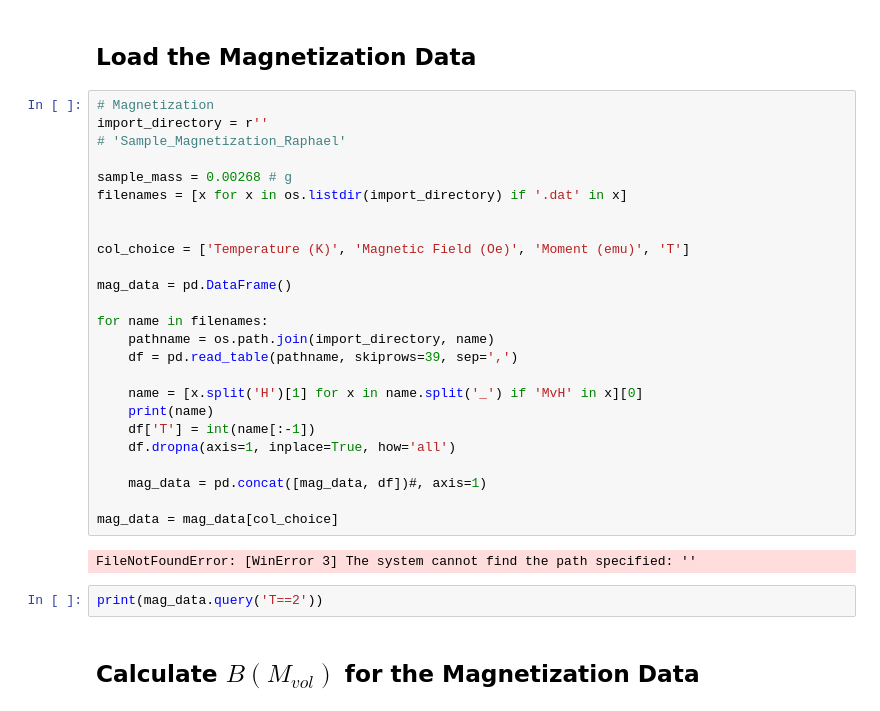
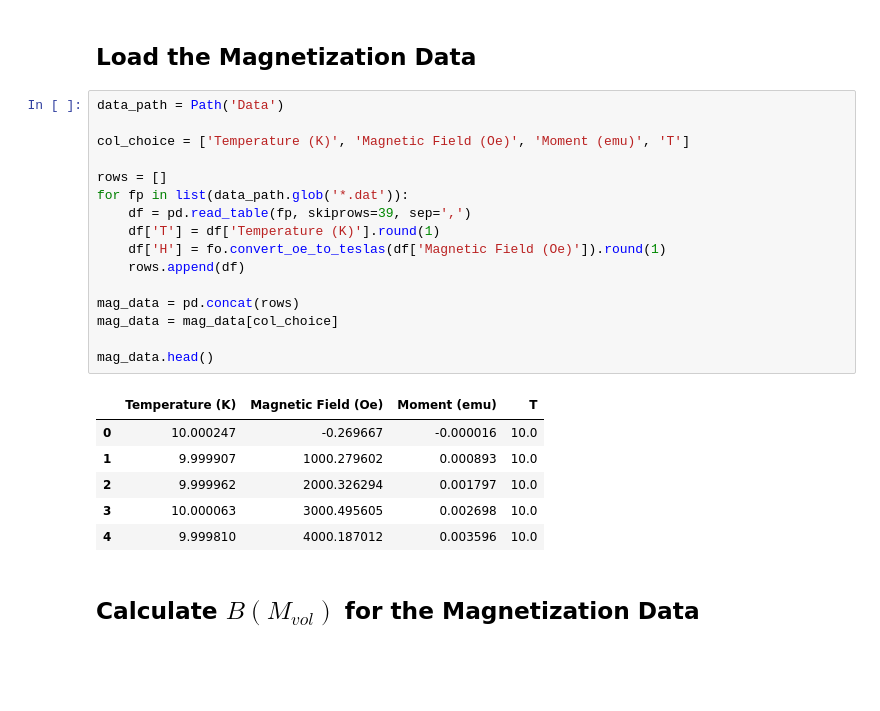
Before and after one commit to BaconBaconBacon/Data-Science-Portfolio, a Jupyter notebook: Python/MSc Data Analyses/Magnetization Extrapolation/Demag Amplitudes and AMRO Comparison.ipynb, the cells around one changed output. Cells and saved outputs as stored; diff of their text form; blank space fills up the shorter version.

Commit message:
Sorting out the magnetization analysis code into something more organized. Realized I needed some data from the AMRO, which required some coding.

```diff
--- a/Python/MSc Data Analyses/Magnetization Extrapolation/Demag Amplitudes and AMRO Comparison.ipynb
+++ b/Python/MSc Data Analyses/Magnetization Extrapolation/Demag Amplitudes and AMRO Comparison.ipynb
@@ -116,33 +44,27 @@ Since the Brazil data was unable to reach 9T, we will also fit a Brillouin funct
 # %% [markdown]
 ## Load the Magnetization Data
 # %%
-# Magnetization
-import_directory = r''
-# 'Sample_Magnetization_Raphael'
-
-sample_mass = 0.00268 # g
-filenames = [x for x in os.listdir(import_directory) if '.dat' in x]
-
+data_path = Path('Data')
 
 col_choice = ['Temperature (K)', 'Magnetic Field (Oe)', 'Moment (emu)', 'T']
 
-mag_data = pd.DataFrame()
+rows = []
+for fp in list(data_path.glob('*.dat')):
+    df = pd.read_table(fp, skiprows=39, sep=',')
+    df['T'] = df['Temperature (K)'].round(1)
+    df['H'] = fo.convert_oe_to_teslas(df['Magnetic Field (Oe)']).round(1)
+    rows.append(df)
 
-for name in filenames:
-    pathname = os.path.join(import_directory, name)
-    df = pd.read_table(pathname, skiprows=39, sep=',')
+mag_data = pd.concat(rows)
+mag_data = mag_data[col_choice]
 
-    name = [x.split('H')[1] for x in name.split('_') if 'MvH' in x][0]
-    print(name)
-    df['T'] = int(name[:-1])
-    df.dropna(axis=1, inplace=True, how='all')
-
-    mag_data = pd.concat([mag_data, df])#, axis=1)
-
-mag_data = mag_data[col_choice]
+mag_data.head()
 # %% [output]
-FileNotFoundError: [WinError 3] The system cannot find the path specified: ''
+|  | Temperature (K) | Magnetic Field (Oe) | Moment (emu) | T |
+| 0 | 10.000247 | -0.269667 | -0.000016 | 10.0 |
+| 1 | 9.999907 | 1000.279602 | 0.000893 | 10.0 |
+| 2 | 9.999962 | 2000.326294 | 0.001797 | 10.0 |
+| 3 | 10.000063 | 3000.495605 | 0.002698 | 10.0 |
+| 4 | 9.999810 | 4000.187012 | 0.003596 | 10.0 |
-# %%
-print(mag_data.query('T==2'))
 # %% [markdown]
 ## Calculate $B(M_{vol})$ for the Magnetization Data
```
Also changed, not shown: parts of 45 cells of this notebook, 16 other files.
